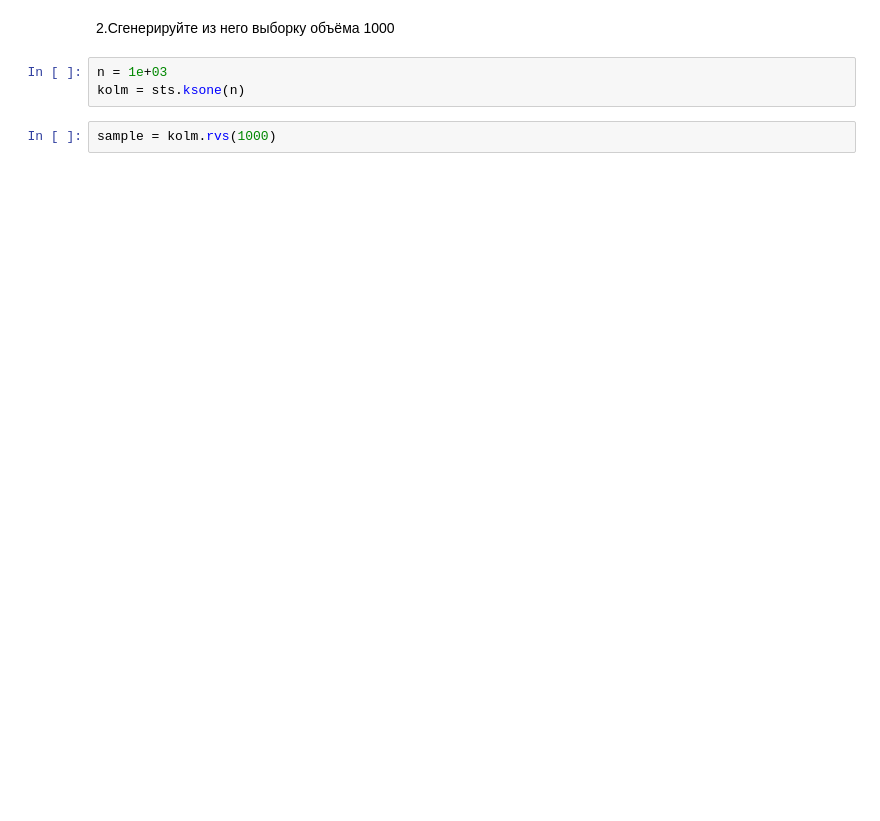
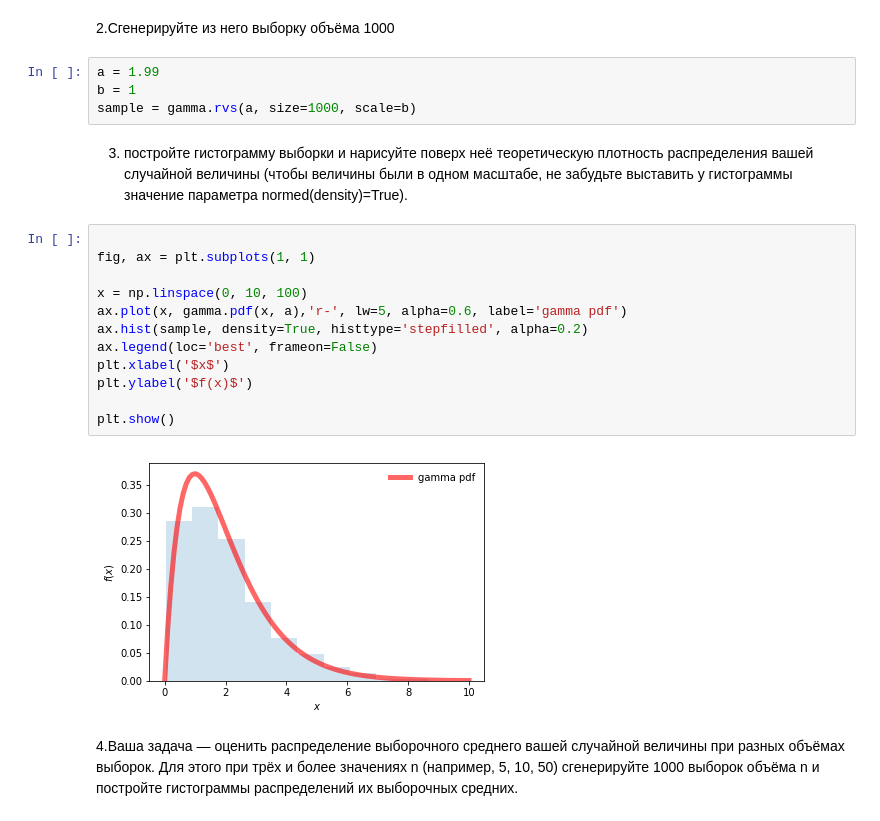
Before and after one commit to vadimbublikov2/coursera-ml-specialization, a Jupyter notebook: c1w4/CentralLimitTheorem.ipynb, the cells around one changed output. Drawn from its saved outputs; the diff is of its cells as text; blank space fills up the shorter version.

```diff
--- a/c1w4/CentralLimitTheorem.ipynb
+++ b/c1w4/CentralLimitTheorem.ipynb
@@ -28,7 +14,24 @@ https://ru.wikipedia.org/wiki/Распределение_Парето
 # %% [markdown]
 2.Сгенерируйте из него выборку объёма 1000
-# %%
-n = 1e+03
-kolm = sts.ksone(n)
-# %%
-sample = kolm.rvs(1000)
+# %%
+a = 1.99
+b = 1
+sample = gamma.rvs(a, size=1000, scale=b)
+# %% [markdown]
+3. постройте гистограмму выборки и нарисуйте поверх неё теоретическую плотность распределения вашей случайной величины (чтобы величины были в одном масштабе, не забудьте выставить у гистограммы значение параметра normed(density)=True).
+# %%
+
+fig, ax = plt.subplots(1, 1)
+
+x = np.linspace(0, 10, 100)
+ax.plot(x, gamma.pdf(x, a),'r-', lw=5, alpha=0.6, label='gamma pdf')
+ax.hist(sample, density=True, histtype='stepfilled', alpha=0.2)
+ax.legend(loc='best', frameon=False)
+plt.xlabel('$x$')
+plt.ylabel('$f(x)$')
+
+plt.show()
+# %% [output]
+[figure, added]
+# %% [markdown]
+4.Ваша задача — оценить распределение выборочного среднего вашей случайной величины при разных объёмах выборок. Для этого при трёх и более значениях n (например, 5, 10, 50) сгенерируйте 1000 выборок объёма n и постройте гистограммы распределений их выборочных средних.
```
Also changed, not shown: parts of 15 cells of this notebook, 2 other files.
